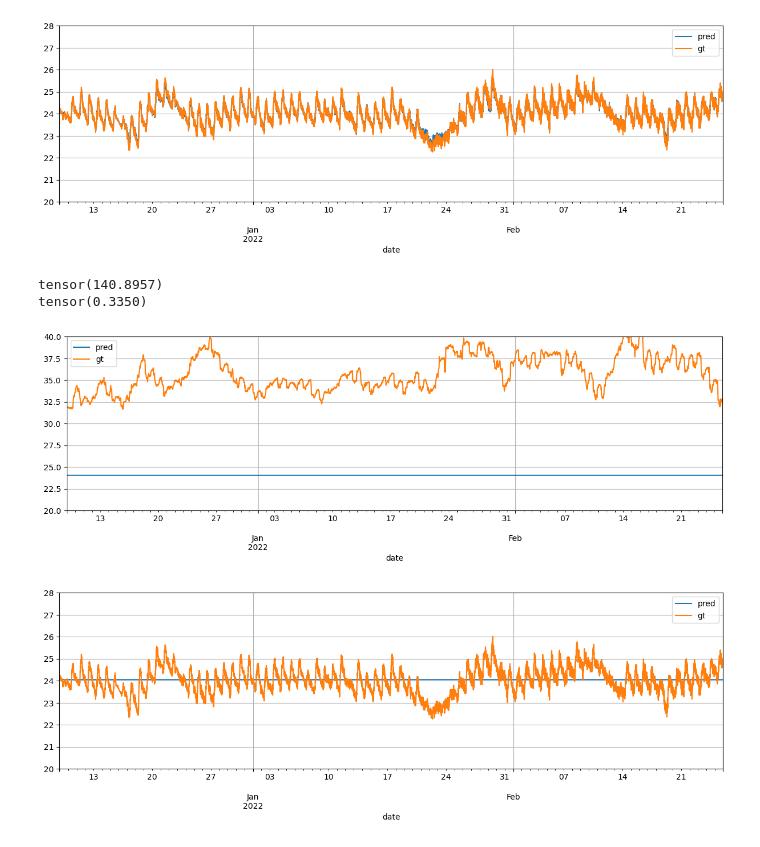
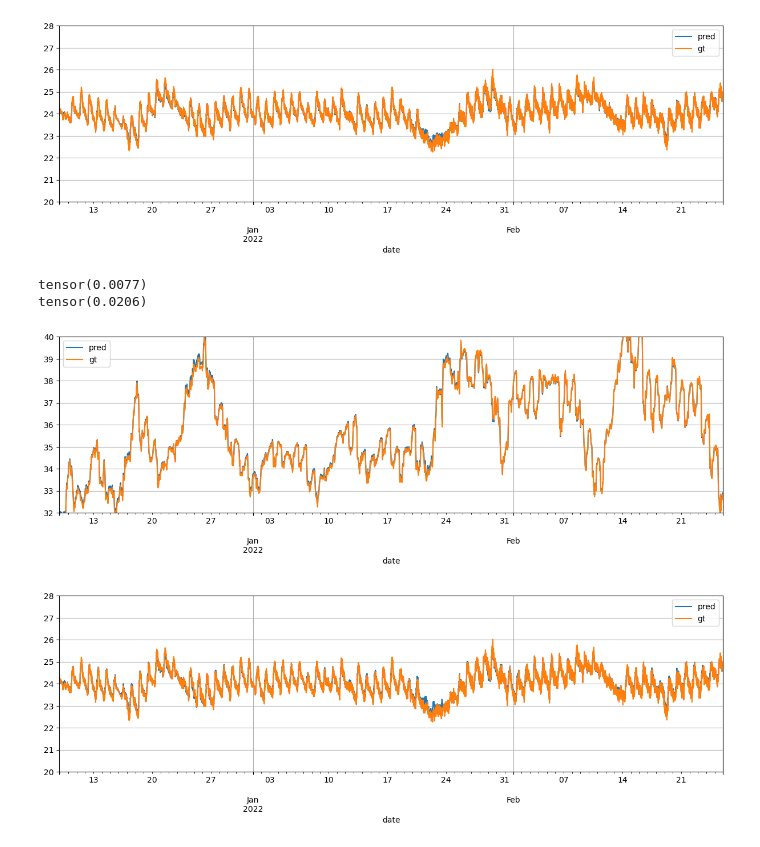
Before and after one commit to xsjk/ART1425-Project, a Jupyter notebook: eval-simulation.ipynb, the cells around one changed output. Cells and saved outputs as stored; diff of their text form; code cells hidden in the pictures.

```diff
--- a/eval-simulation.ipynb
+++ b/eval-simulation.ipynb
@@ -63,7 +63,8 @@ with torch.no_grad():
 plot(
     sec_back_t_pred,
     preprocess.y_sec_back_t,
-    # xlim=('2022-1-1', '2022-1-2')
+    # xlim=('2022-1-1', '2022-1-2'),
+    ylim=(32, 40)
 )
 
 plot(
@@ -72,8 +73,32 @@ plot(
     # xlim=('2022-1-1', '2022-1-2'),
     ylim=(20, 28)
 )
-# %% [output]
-tensor(140.8957)
-tensor(0.3350)
-[figure, removed]
-[figure, removed]
+# %%
+
+branch_model = simulation.MLPModel.load_from_checkpoint("lightning_logs/joint/checkpoints/epoch=698-step=77589.ckpt")
+
+branch_model.eval()
+with torch.no_grad():
+    pred = branch_model(preprocess.X_branch.to(branch_model.device))
+    sec_back_t_pred, indoor_pred = pred.cpu().split(1, dim=1)
+
+sec_back_t_pred, indoor_pred = sec_back_t_pred.squeeze(), indoor_pred.squeeze()
+
+plot(
+    sec_back_t_pred,
+    preprocess.y_sec_back_t,
+    # xlim=('2022-1-1', '2022-1-2'),
+    ylim=(32, 40)
+)
+
+plot(
+    indoor_pred,
+    preprocess.y_indoor,
+    # xlim=('2022-1-1', '2022-1-2'),
+    ylim=(20, 28)
+)
+# %% [output]
+tensor(0.0077)
+tensor(0.0206)
+[figure, added]
+[figure, added]
```
Also changed, not shown: parts of 1 cell of this notebook, 2 other files.
